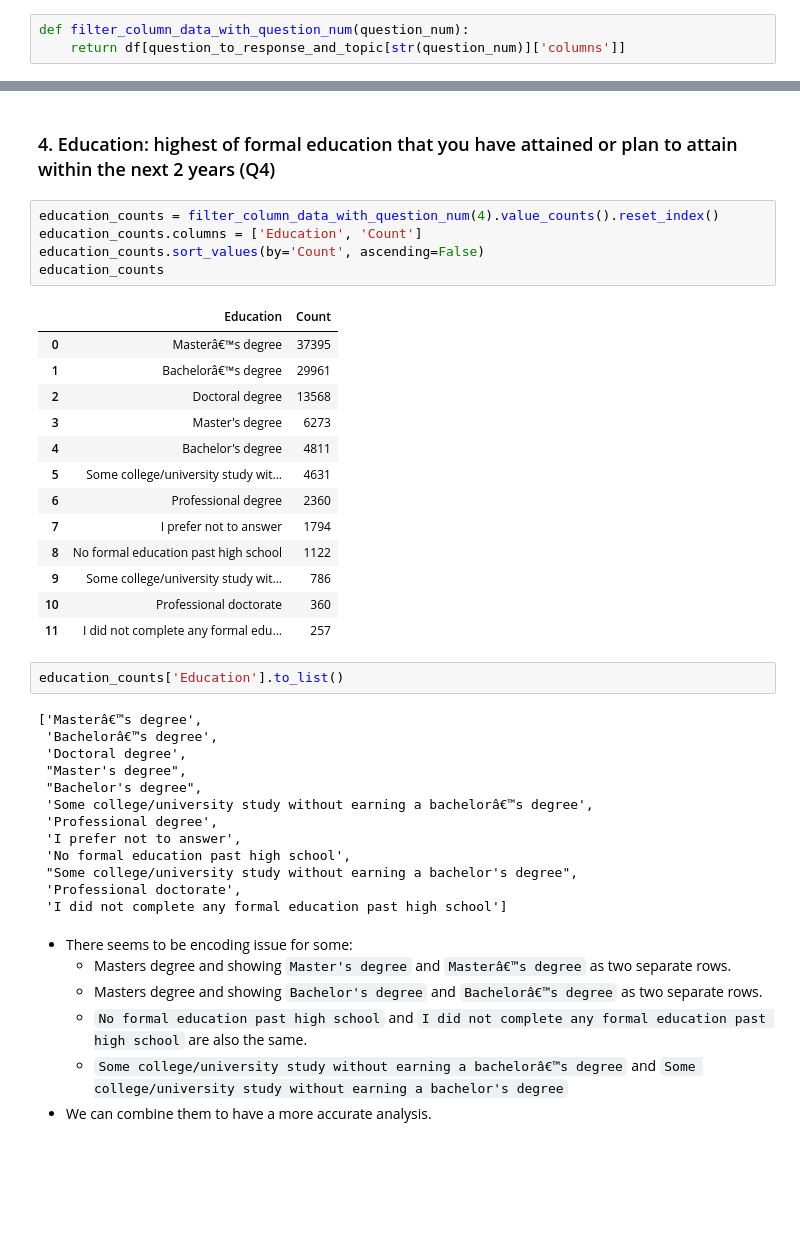
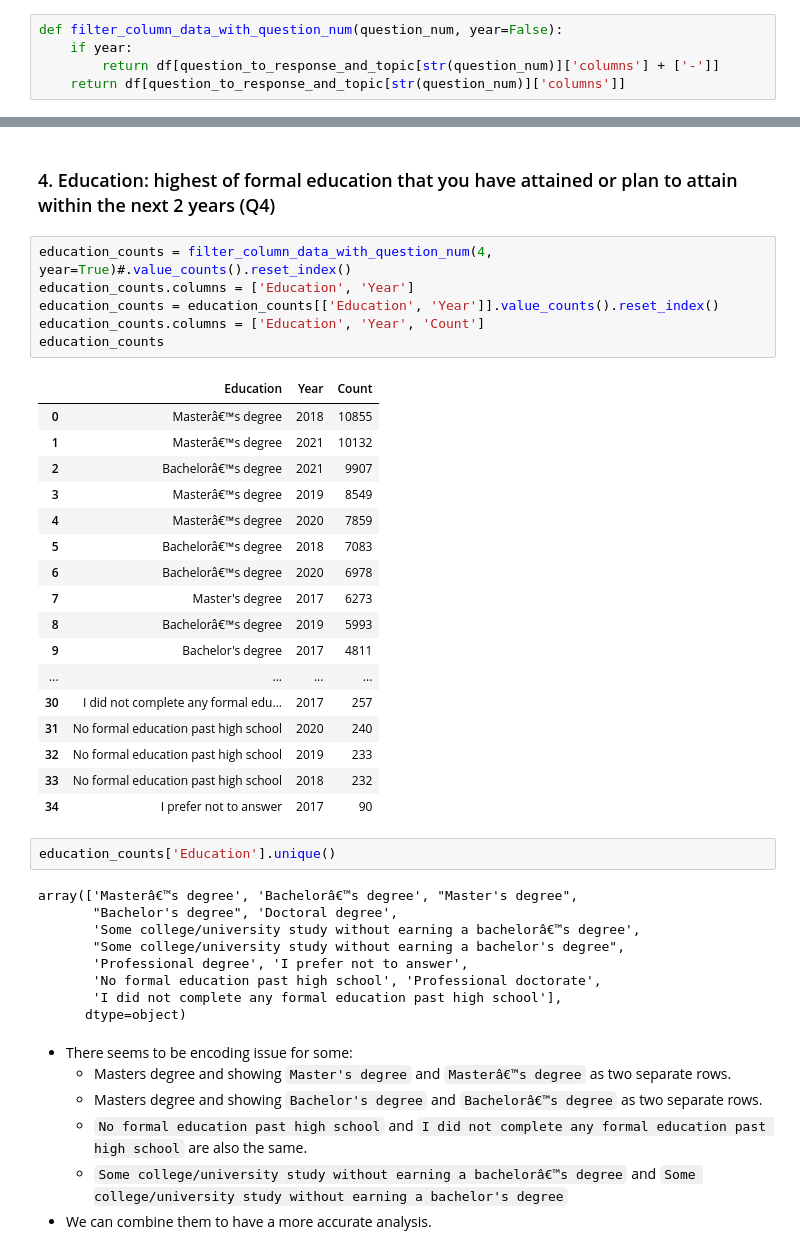
Before and after one commit to ya-min-thu/ML-Case-Studies, a Jupyter notebook: code/part1.ipynb, the cells around one changed output, grey strips where cells are left out. Saved outputs shown, nothing was run; the diff lists cells and outputs as text; blank space fills up the shorter version.

```diff
--- a/code/part1.ipynb
+++ b/code/part1.ipynb
@@ -183,3 +183,5 @@ questionnaire
 # %%
-def filter_column_data_with_question_num(question_num):
+def filter_column_data_with_question_num(question_num, year=False):
+    if year:
+        return df[question_to_response_and_topic[str(question_num)]['columns'] + ['-']]
     return df[question_to_response_and_topic[str(question_num)]['columns']]
@@ -643,39 +822,40 @@ plt.show()
 # %% [markdown]
 ### 4. Education: highest of formal education that you have attained or plan to attain within the next 2 years (Q4)
 # %%
-education_counts = filter_column_data_with_question_num(4).value_counts().reset_index()
-education_counts.columns = ['Education', 'Count']
-education_counts.sort_values(by='Count', ascending=False)
+education_counts = filter_column_data_with_question_num(4, year=True)#.value_counts().reset_index()
+education_counts.columns = ['Education', 'Year']
+education_counts = education_counts[['Education', 'Year']].value_counts().reset_index()
+education_counts.columns = ['Education', 'Year', 'Count']
 education_counts
 # %% [output]
-|  | Education | Count |
-| 0 | Masterâ€™s degree | 37395 |
-| 1 | Bachelorâ€™s degree | 29961 |
-| 2 | Doctoral degree | 13568 |
-| 3 | Master's degree | 6273 |
-| 4 | Bachelor's degree | 4811 |
-| 5 | Some college/university study wit... | 4631 |
-| 6 | Professional degree | 2360 |
-| 7 | I prefer not to answer | 1794 |
-| 8 | No formal education past high school | 1122 |
-| 9 | Some college/university study wit... | 786 |
-| 10 | Professional doctorate | 360 |
-| 11 | I did not complete any formal edu... | 257 |
+|  | Education | Year | Count |
+| 0 | Masterâ€™s degree | 2018 | 10855 |
+| 1 | Masterâ€™s degree | 2021 | 10132 |
+| 2 | Bachelorâ€™s degree | 2021 | 9907 |
+| 3 | Masterâ€™s degree | 2019 | 8549 |
+| 4 | Masterâ€™s degree | 2020 | 7859 |
+| 5 | Bachelorâ€™s degree | 2018 | 7083 |
+| 6 | Bachelorâ€™s degree | 2020 | 6978 |
+| 7 | Master's degree | 2017 | 6273 |
+| 8 | Bachelorâ€™s degree | 2019 | 5993 |
+| 9 | Bachelor's degree | 2017 | 4811 |
+| ... | ... | ... | ... |
+| 30 | I did not complete any formal edu... | 2017 | 257 |
+| 31 | No formal education past high school | 2020 | 240 |
+| 32 | No formal education past high school | 2019 | 233 |
+| 33 | No formal education past high school | 2018 | 232 |
+| 34 | I prefer not to answer | 2017 | 90 |
 # %%
-education_counts['Education'].to_list()
+education_counts['Education'].unique()
 # %% [output]
-['Masterâ€™s degree',
- 'Bachelorâ€™s degree',
- 'Doctoral degree',
- "Master's degree",
- "Bachelor's degree",
- 'Some college/university study without earning a bachelorâ€™s degree',
- 'Professional degree',
- 'I prefer not to answer',
- 'No formal education past high school',
- "Some college/university study without earning a bachelor's degree",
- 'Professional doctorate',
- 'I did not complete any formal education past high school']
+array(['Masterâ€™s degree', 'Bachelorâ€™s degree', "Master's degree",
+       "Bachelor's degree", 'Doctoral degree',
+       'Some college/university study without earning a bachelorâ€™s degree',
+       "Some college/university study without earning a bachelor's degree",
+       'Professional degree', 'I prefer not to answer',
+       'No formal education past high school', 'Professional doctorate',
+       'I did not complete any formal education past high school'],
+      dtype=object)
 # %% [markdown]
 - There seems to be encoding issue for some:
     - Masters degree and showing `Master's degree` and `Masterâ€™s degree` as two separate rows.
```
Also changed, not shown: parts of 95 cells of this notebook.
